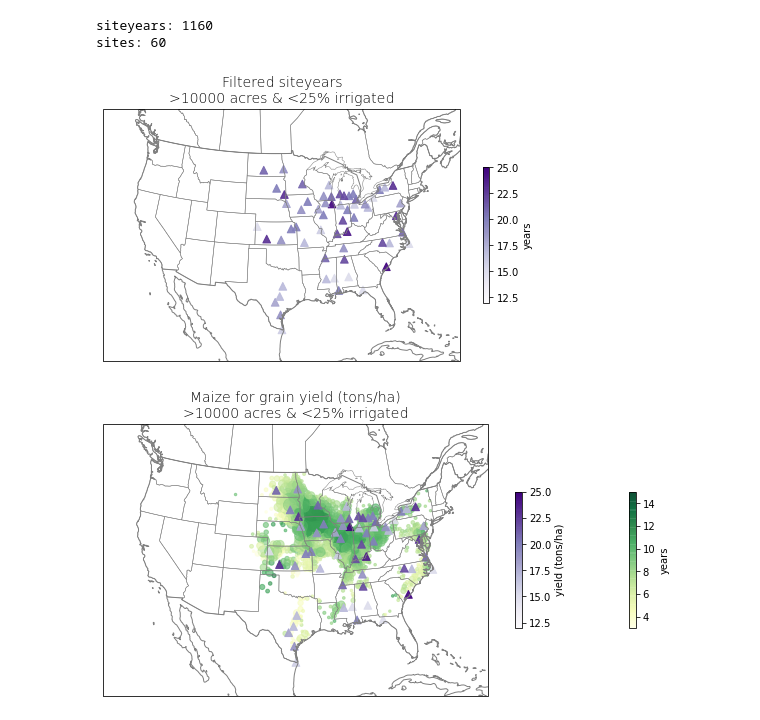
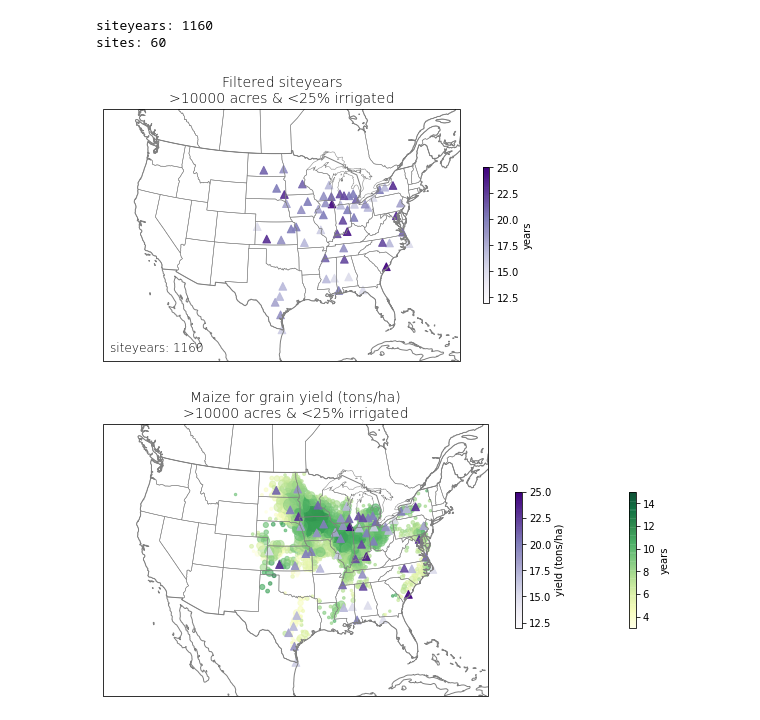
Before and after one commit to jennhsiao/upscale, a Jupyter notebook: notebooks/viz_siteyears.ipynb, the cells around one changed output. Drawn from its saved outputs; the diff is of its cells as text; code cells hidden in the pictures.

```diff
--- a/notebooks/viz_siteyears.ipynb
+++ b/notebooks/viz_siteyears.ipynb
@@ -46,33 +46,37 @@ siteyears: 1160
 sites: 60
 # %%
 # Add site info to siteyears
-df_stations = pd.read_csv('/home/disk/eos8/ach315/upscale/weadata/stations_info_9110.csv', dtype={'USAF': str})
+df_stations = pd.read_csv('/home/disk/eos8/ach315/ideotype/ideotype/data/sites/stations_info_9110.csv', dtype={'USAF': str})
 df_sites = df_stations[df_stations.USAF.isin(df_siteyears.site)][['USAF', 'NSRDB_LAT (dd)', 'NSRDB_LON(dd)']]
 df_sites.columns = ['site', 'lat', 'lon']
 df_sites['years'] = list(df_siteyears.groupby('site').count()['year'])
 # %%
 fig = plt.figure(figsize=(8,5))
 ax = fig.add_subplot(1,1,1, projection=ccrs.AlbersEqualArea(
                      central_latitude=39.5, central_longitude=-98.35))
 ax.set_extent([-123,-72,19,53])
 mp = ax.scatter(df_sites.lon, df_sites.lat,
            transform=ccrs.PlateCarree(),
            c=df_sites.years,
            marker='^', s=60,
            cmap=Purples_9.mpl_colormap, alpha=0.9,
            vmin=12, vmax=25)
 
 ax.add_feature(cfeature.BORDERS, edgecolor='grey')
 ax.add_feature(cfeature.COASTLINE, edgecolor='grey')
 ax.add_feature(cfeature.STATES, edgecolor='grey', linewidth=0.5)
 ax.set_title(f'Filtered siteyears\n'
              f'>{int(area*2.47)} acres & <{irri}% irrigated',
              fontweight='light', fontsize=14)
+ax.text(-109, 22.5, f'siteyears: {df_siteyears.shape[0]}',
+        horizontalalignment='right', transform=ccrs.PlateCarree(),
+        fontweight='light', fontsize=12)
+
 fig.colorbar(mp, shrink=0.5, label='years')
 
 #plt.savefig('/home/disk/eos8/ach315/upscale/figs/siteyears_filtered.png', format='png', dpi=800)
 # %% [output]
-[figure, old version]
+[figure, new version]
 # %%
 # Filters for year, planting area, & irrigation level
 year_start = 2005
```
Also changed, not shown: 4 other files.
